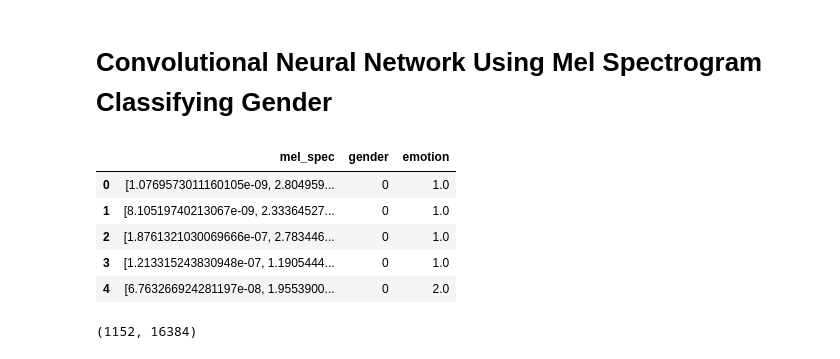
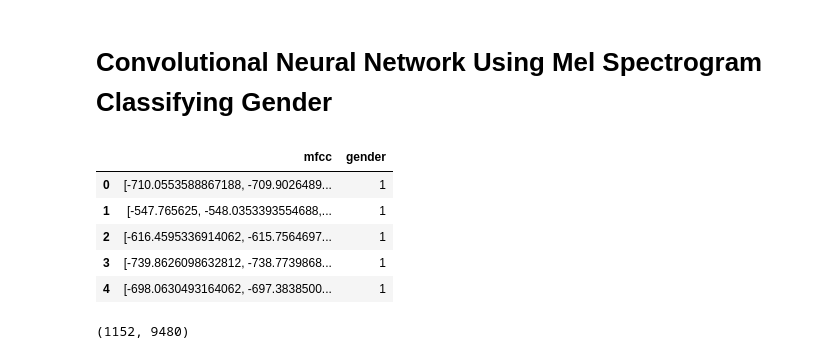
Before and after one commit to ebokelbe/CS254-Final-Project, a Jupyter notebook: convolutional_neural_network/gender_classification.ipynb, the cells around one changed output. Drawn from its saved outputs; the diff is of its cells as text; code cells hidden in the pictures.

```diff
--- a/convolutional_neural_network/gender_classification.ipynb
+++ b/convolutional_neural_network/gender_classification.ipynb
@@ -13,48 +14,46 @@ from sklearn.model_selection import train_test_split
 
 %matplotlib inline
 # %%
-audio_data = np.load("../data/audio_data_mel_spec.npy")
+audio_data = np.load("../data/audio_data.npy")
 labels = np.load("../data/wav_labels.npy")
 
 # labels: modality-vocal channel-emotion-emotional intensity-statement-repetition-actor
 # emotions: 01 = neutral, 02 = calm, 03 = happy, 04 = sad, 05 = angry, 06 = fearful, 07 = disgust, 08 = surprised
 # odd number actors = male, even = female
 
 # 1440 files: 24 speakers, 60 recordings per speaker
-audio_data = audio_data.reshape(1440, 16384)
+audio_data = audio_data.reshape(1440, 9480)
 
 features = []
 
 for i in range(1440):
-    #female = 1
-    #male = 0
+
     if (labels[i][6]%2 == 0):
         label = 1
     else:
         label = 0
 
-    features.append([audio_data[i], label, labels[i][2]])
+    features.append([audio_data[i], label])
 
-
-feature_df = pd.DataFrame(features, columns = ["mel_spec", "gender", "emotion"])
+feature_df = pd.DataFrame(features, columns = ["mfcc", "gender"])
 
 feature_df.head()
 # %% [output]
-|  | mel_spec | gender | emotion |
-| 0 | [1.0769573011160105e-09, 2.804959... | 0 | 1.0 |
-| 1 | [8.10519740213067e-09, 2.33364527... | 0 | 1.0 |
-| 2 | [1.8761321030069666e-07, 2.783446... | 0 | 1.0 |
-| 3 | [1.213315243830948e-07, 1.1905444... | 0 | 1.0 |
-| 4 | [6.763266924281197e-08, 1.9553900... | 0 | 2.0 |
+|  | mfcc | gender |
+| 0 | [-710.0553588867188, -709.9026489... | 1 |
+| 1 | [-547.765625, -548.0353393554688,... | 1 |
+| 2 | [-616.4595336914062, -615.7564697... | 1 |
+| 3 | [-739.8626098632812, -738.7739868... | 1 |
+| 4 | [-698.0630493164062, -697.3838500... | 1 |
 # %%
 ## ===== Males ===== ##
-X = np.array(feature_df.mel_spec.tolist())
+X = np.array(feature_df.mfcc.tolist())
 y = np.array(feature_df.gender.tolist())
 
 #20-80 train-test split
 X_train, X_test, y_train, y_test = train_test_split(X, y, test_size=0.20, random_state=0)
 X_train.shape
 # %% [output]
-(1152, 16384)
+(1152, 9480)
 # %%
 # Reshape for CNN input
```
Also changed, not shown: parts of 4 cells of this notebook, 2 other files.
